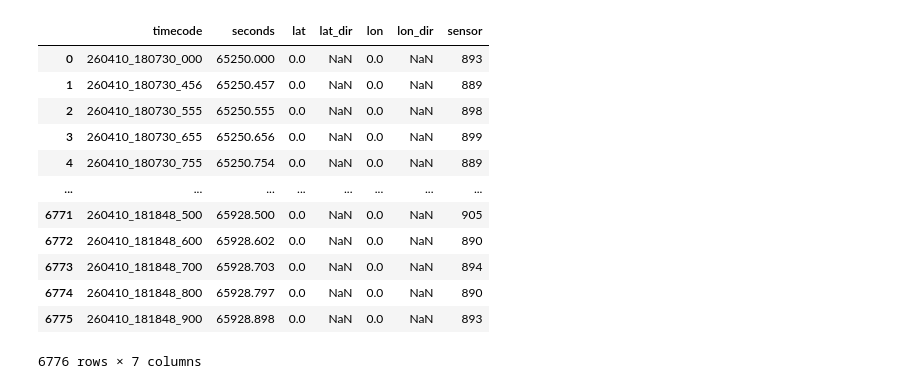
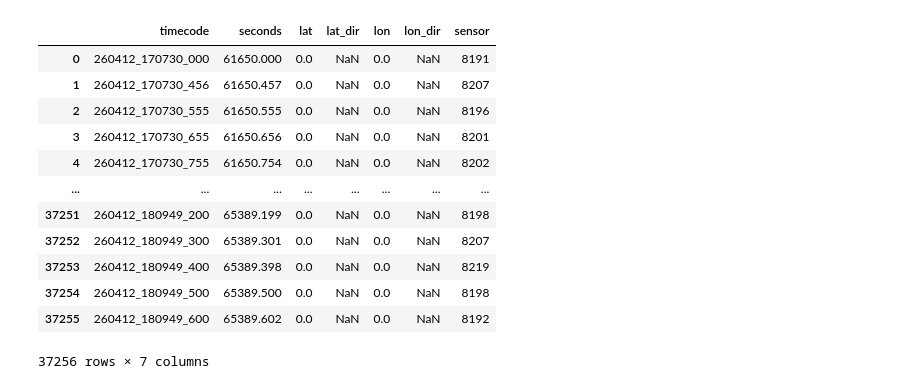
Before and after one commit to Bkorotko03/ALTrainSeismo, a Jupyter notebook: testsAndSuch/monolithTestAnalysis.ipynb, the cells around one changed output. Cells and saved outputs as stored; diff of their text form; code cells hidden in the pictures.

```diff
--- a/testsAndSuch/monolithTestAnalysis.ipynb
+++ b/testsAndSuch/monolithTestAnalysis.ipynb
@@ -24,19 +24,3 @@ noMagDF = pd.read_csv('./output/noMagDOS3.CSV')
-# %%
-overDF
-# %% [output]
-|  | timecode | seconds | lat | lat_dir | lon | lon_dir | sensor |
-| 0 | 260410_180730_000 | 65250.000 | 0.0 | NaN | 0.0 | NaN | 893 |
-| 1 | 260410_180730_456 | 65250.457 | 0.0 | NaN | 0.0 | NaN | 889 |
-| 2 | 260410_180730_555 | 65250.555 | 0.0 | NaN | 0.0 | NaN | 898 |
-| 3 | 260410_180730_655 | 65250.656 | 0.0 | NaN | 0.0 | NaN | 899 |
-| 4 | 260410_180730_755 | 65250.754 | 0.0 | NaN | 0.0 | NaN | 889 |
-| ... | ... | ... | ... | ... | ... | ... | ... |
-| 6771 | 260410_181848_500 | 65928.500 | 0.0 | NaN | 0.0 | NaN | 905 |
-| 6772 | 260410_181848_600 | 65928.602 | 0.0 | NaN | 0.0 | NaN | 890 |
-| 6773 | 260410_181848_700 | 65928.703 | 0.0 | NaN | 0.0 | NaN | 894 |
-| 6774 | 260410_181848_800 | 65928.797 | 0.0 | NaN | 0.0 | NaN | 890 |
-| 6775 | 260410_181848_900 | 65928.898 | 0.0 | NaN | 0.0 | NaN | 893 |
-6776 rows × 7 columns
 # %%
 overDF['sensor'] = pd.to_numeric(overDF['sensor'], errors='coerce')
 # overDF['sensor']
@@ -47,4 +31,21 @@ noMagDF['sensor'] = pd.to_numeric(noMagDF['sensor'], errors='coerce')
 # noMagDF['sensor']
 
 noMagDF['seconds'] = pd.to_numeric(noMagDF['seconds'], errors='coerce')
+# %%
+overDF.dropna(subset=['sensor']).reset_index(drop=True)
+noMagDF.dropna(subset=['sensor']).reset_index(drop=True)
+# %% [output]
+|  | timecode | seconds | lat | lat_dir | lon | lon_dir | sensor |
+| 0 | 260412_170730_000 | 61650.000 | 0.0 | NaN | 0.0 | NaN | 8191 |
+| 1 | 260412_170730_456 | 61650.457 | 0.0 | NaN | 0.0 | NaN | 8207 |
+| 2 | 260412_170730_555 | 61650.555 | 0.0 | NaN | 0.0 | NaN | 8196 |
+| 3 | 260412_170730_655 | 61650.656 | 0.0 | NaN | 0.0 | NaN | 8201 |
+| 4 | 260412_170730_755 | 61650.754 | 0.0 | NaN | 0.0 | NaN | 8202 |
+| ... | ... | ... | ... | ... | ... | ... | ... |
+| 37251 | 260412_180949_200 | 65389.199 | 0.0 | NaN | 0.0 | NaN | 8198 |
+| 37252 | 260412_180949_300 | 65389.301 | 0.0 | NaN | 0.0 | NaN | 8207 |
+| 37253 | 260412_180949_400 | 65389.398 | 0.0 | NaN | 0.0 | NaN | 8219 |
+| 37254 | 260412_180949_500 | 65389.500 | 0.0 | NaN | 0.0 | NaN | 8198 |
+| 37255 | 260412_180949_600 | 65389.602 | 0.0 | NaN | 0.0 | NaN | 8192 |
+37256 rows × 7 columns
 # %%
```
Also changed, not shown: parts of 16 cells of this notebook, 4 other files.
